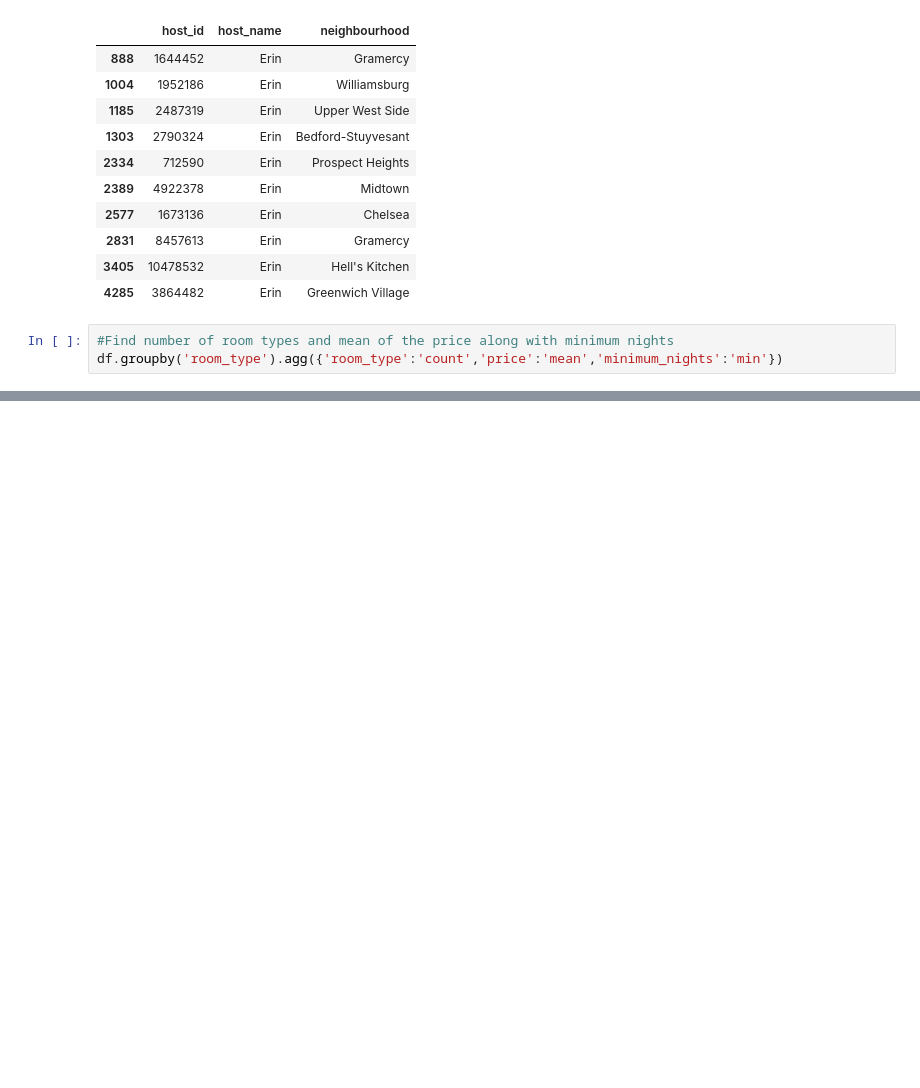
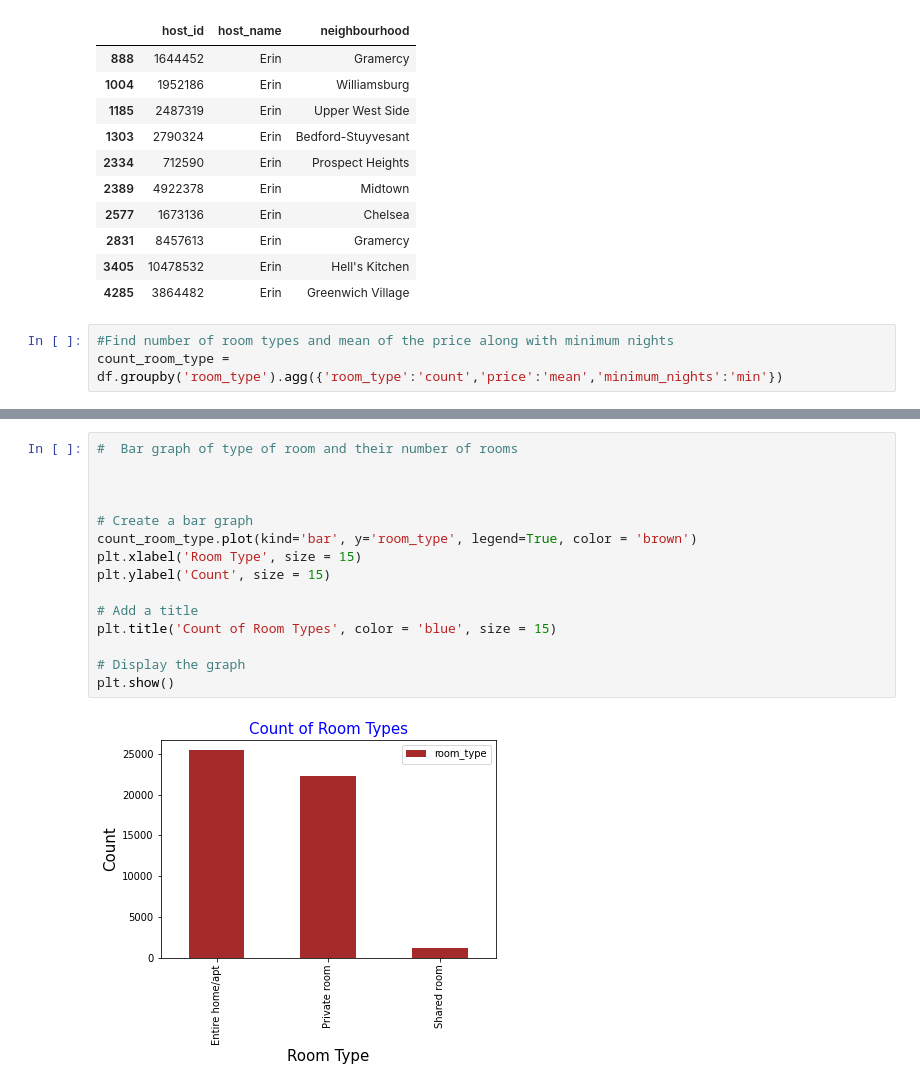
Before and after one commit to manish55shukla/AirBnb-Bookings-Analysis, a Jupyter notebook: Project_AirBnb_Bookings_Analysis.ipynb, the cells around one changed output, grey strips where cells are left out. Saved outputs shown, nothing was run; the diff lists cells and outputs as text; blank space fills up the shorter version.

```diff
--- a/Project_AirBnb_Bookings_Analysis.ipynb
+++ b/Project_AirBnb_Bookings_Analysis.ipynb
@@ -196,4 +197,4 @@ erin_neighbourhood.head(10)
 | 4285 | 3864482 | Erin | Greenwich Village |
 # %%
 #Find number of room types and mean of the price along with minimum nights
-df.groupby('room_type').agg({'room_type':'count','price':'mean','minimum_nights':'min'})
+count_room_type = df.groupby('room_type').agg({'room_type':'count','price':'mean','minimum_nights':'min'})
@@ -230,0 +238,17 @@ Name: reviews_per_month, dtype: float64
+# %%
+#  Bar graph of type of room and their number of rooms
+
+
+
+# Create a bar graph
+count_room_type.plot(kind='bar', y='room_type', legend=True, color = 'brown')
+plt.xlabel('Room Type', size = 15)
+plt.ylabel('Count', size = 15)
+
+# Add a title
+plt.title('Count of Room Types', color = 'blue', size = 15)
+
+# Display the graph
+plt.show()
+# %% [output]
+[figure, added]
```
Also changed, not shown: parts of 18 cells of this notebook.
